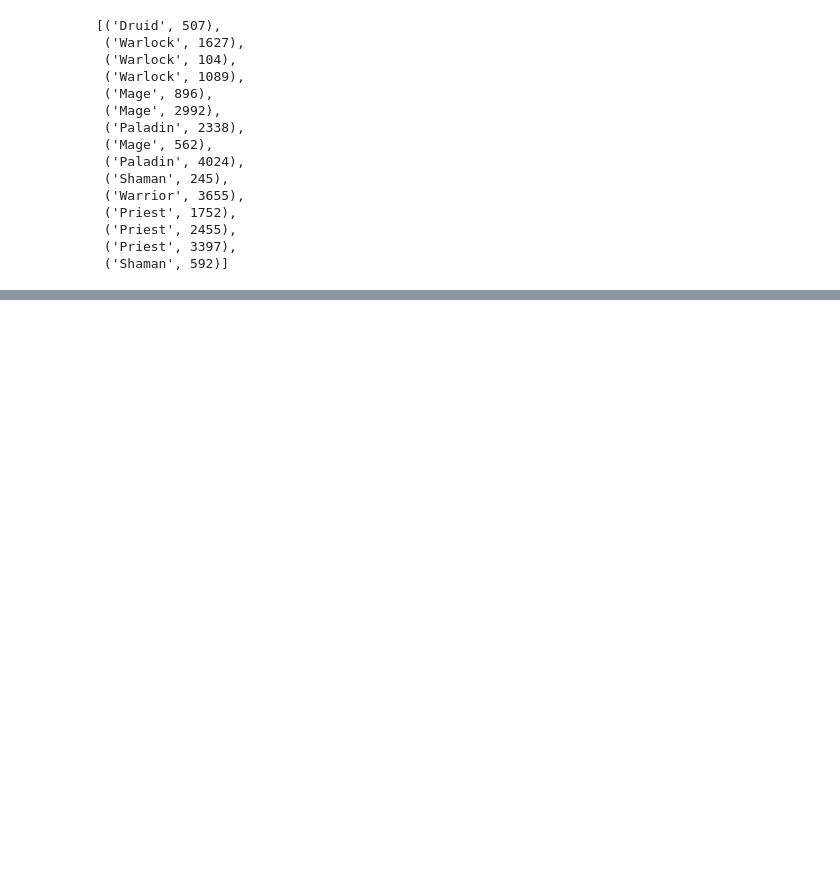
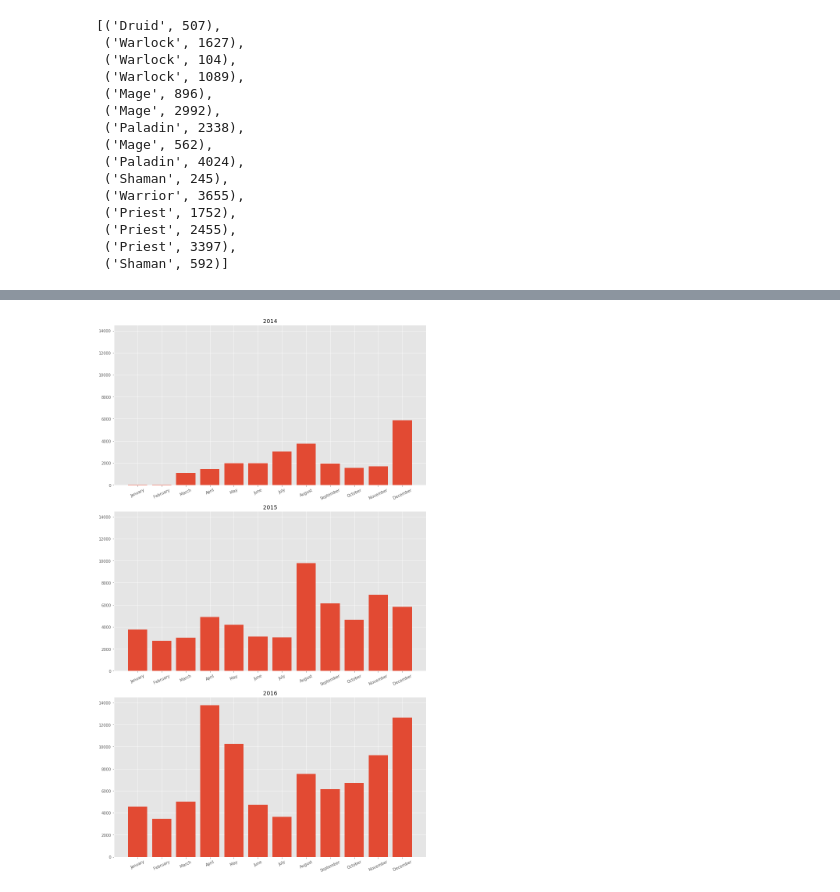
Before and after one commit to NJacobsohn/Hearthstone-Data-Analysis, a Jupyter notebook: EDA_plotting.ipynb, the cells around one changed output, grey strips where cells are left out. Drawn from its saved outputs; the diff is of its cells as text; code cells hidden in the pictures; blank space fills up the shorter version.

```diff
--- a/EDA_plotting.ipynb
+++ b/EDA_plotting.ipynb
@@ -375,0 +641,9 @@ srs.all()
+# %%
+ranked_submissions_month_2014 = ranked_decks_2014.groupby('month').agg({'title' : 'count'})
+ranked_submissions_month_2015 = ranked_decks_2015.groupby('month').agg({'title' : 'count'})
+ranked_submissions_month_2016 = ranked_decks_2016.groupby('month').agg({'title' : 'count'})
+ranked_submissions_month_2017 = ranked_decks_2017.groupby('month').agg({'title' : 'count'})
+# %%
+arr_2014 = np.array(ranked_submissions_month_2014['title'])
+arr_2015 = np.array(ranked_submissions_month_2015['title'])
+arr_2016 = np.array(ranked_submissions_month_2016['title'])
@@ -375,0 +654,18 @@ srs.all()
+# %%
+months = ['January', 'February', 'March', 'April', 'May', 'June', 'July', 'August',
+         'September', 'October', 'November', 'December']
+arr_ls = [arr_2014, arr_2015, arr_2016]
+# %%
+fig, axs = plt.subplots(3, 1, figsize=(12, 20))
+year = 4
+for idx, ax in enumerate(axs.flatten()):
+    ax.bar(months, arr_ls[year-4])
+    ax.set_xticks(np.arange(0, 12))
+    ax.set_xticklabels(months, rotation=25)
+    ax.set_title('201{}'.format(year))
+    ax.set_ylim(0, 14500)
+    year +=1
+plt.tight_layout()
+plt.savefig('img/deck_uploads_per_year.png')
+# %% [output]
+[figure, added]
```
Also changed, not shown: parts of 31 cells of this notebook, 14 other files.
